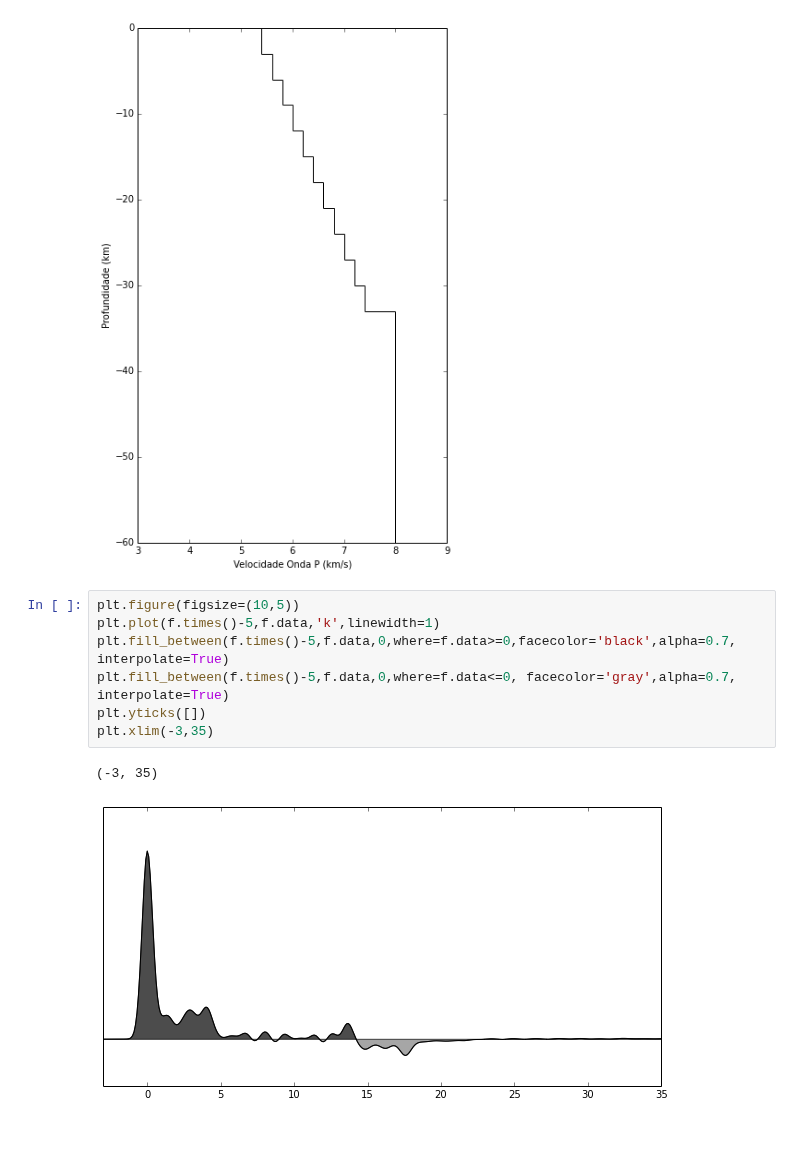
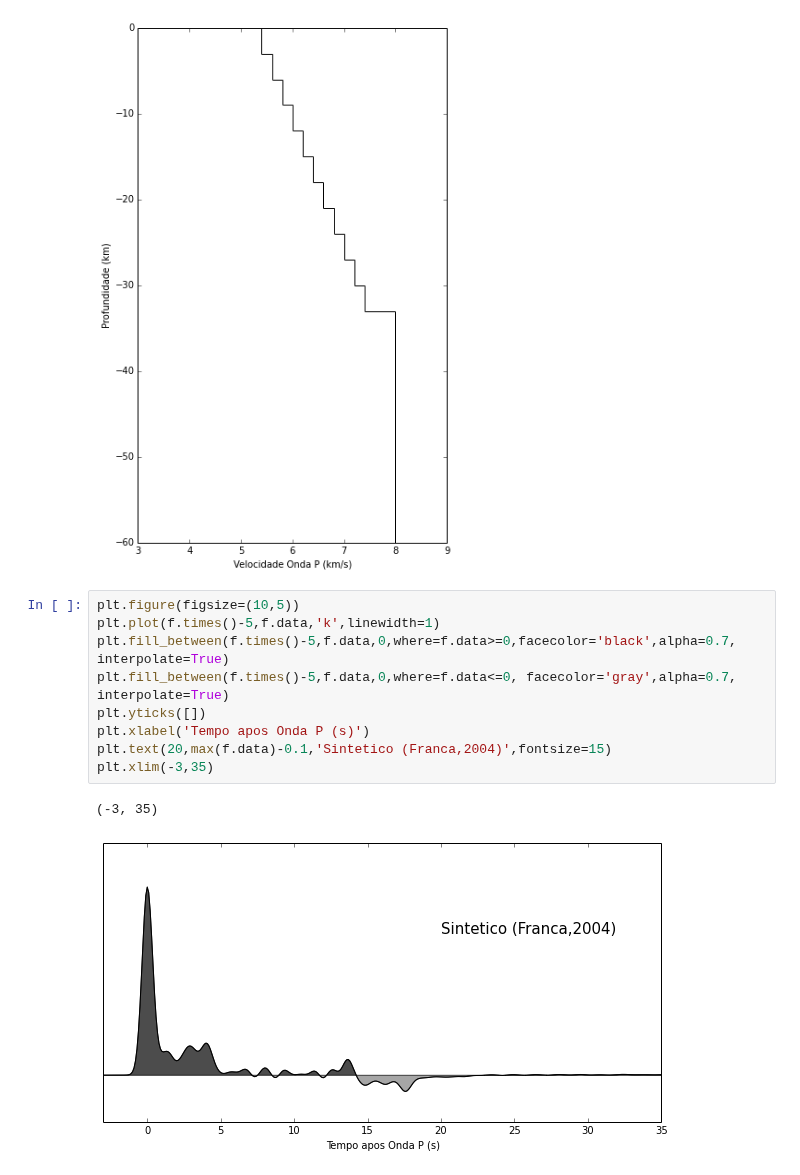
Before and after one commit to dIOGOLOC/projeto_mestrado, a Jupyter notebook: modelagem.ipynb, the cells around one changed output. Drawn from its saved outputs; the diff is of its cells as text; blank space fills up the shorter version.

Commit message:
Ajeitando as legendas.

```diff
--- a/modelagem.ipynb
+++ b/modelagem.ipynb
@@ -114,10 +120,12 @@ plt.ylabel('Profundidade (km)')
 # %%
 plt.figure(figsize=(10,5))
 plt.plot(f.times()-5,f.data,'k',linewidth=1)
 plt.fill_between(f.times()-5,f.data,0,where=f.data>=0,facecolor='black',alpha=0.7, interpolate=True)
 plt.fill_between(f.times()-5,f.data,0,where=f.data<=0, facecolor='gray',alpha=0.7, interpolate=True)
 plt.yticks([])
+plt.xlabel('Tempo apos Onda P (s)')
+plt.text(20,max(f.data)-0.1,'Sintetico (Franca,2004)',fontsize=15)
 plt.xlim(-3,35)
 # %% [output]
 (-3, 35)
-[figure, old version]
+[figure, new version]
```
Also changed, not shown: parts of 6 cells of this notebook.
